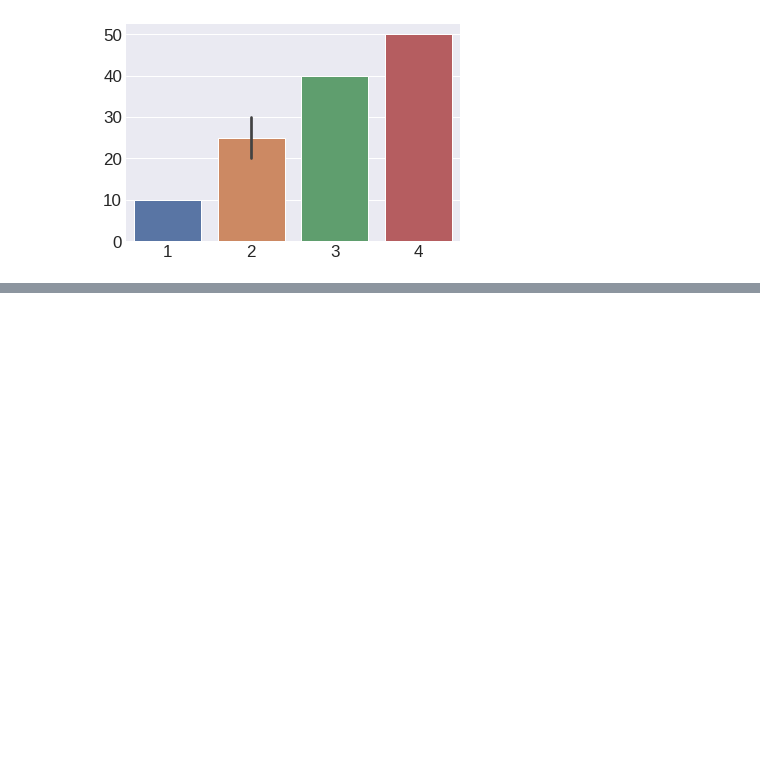
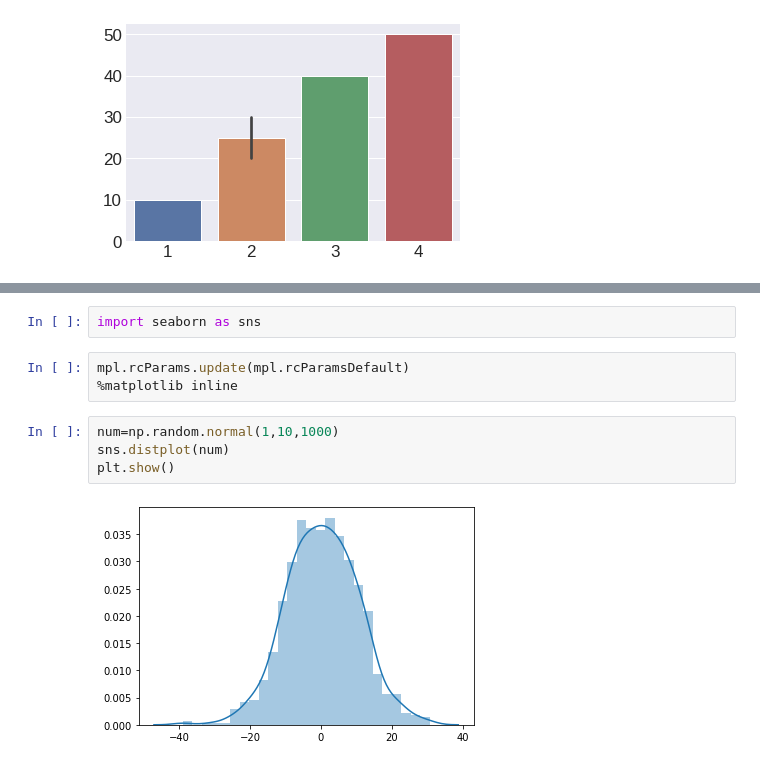
Before and after one commit to RASHMI1110/inevitables, a Jupyter notebook: fods_lab_encode.ipynb, the cells around one changed output, grey strips where cells are left out. Cells and saved outputs as stored; diff of their text form; blank space fills up the shorter version.

```diff
--- a/fods_lab_encode.ipynb
+++ b/fods_lab_encode.ipynb
@@ -687,0 +733,11 @@ plt.show()
+# %%
+import seaborn as sns
+# %%
+mpl.rcParams.update(mpl.rcParamsDefault)
+%matplotlib inline
+# %%
+num=np.random.normal(1,10,1000)
+sns.distplot(num)
+plt.show()
+# %% [output]
+[figure, added]
```
Also changed, not shown: parts of 24 cells of this notebook.
